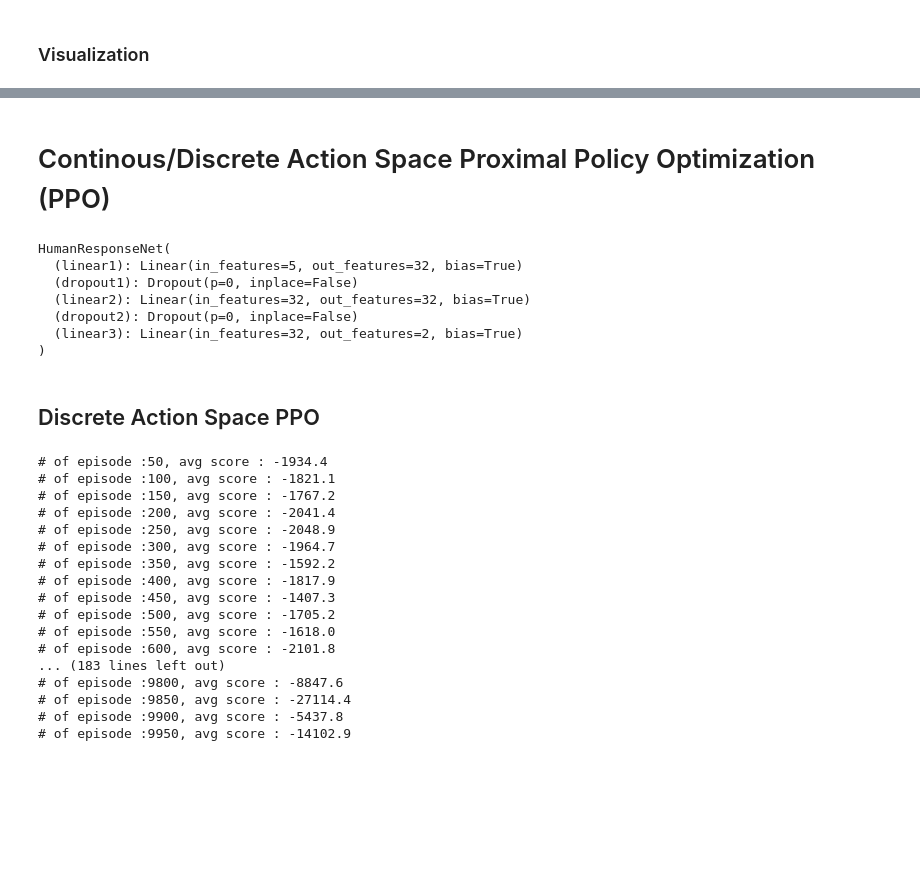
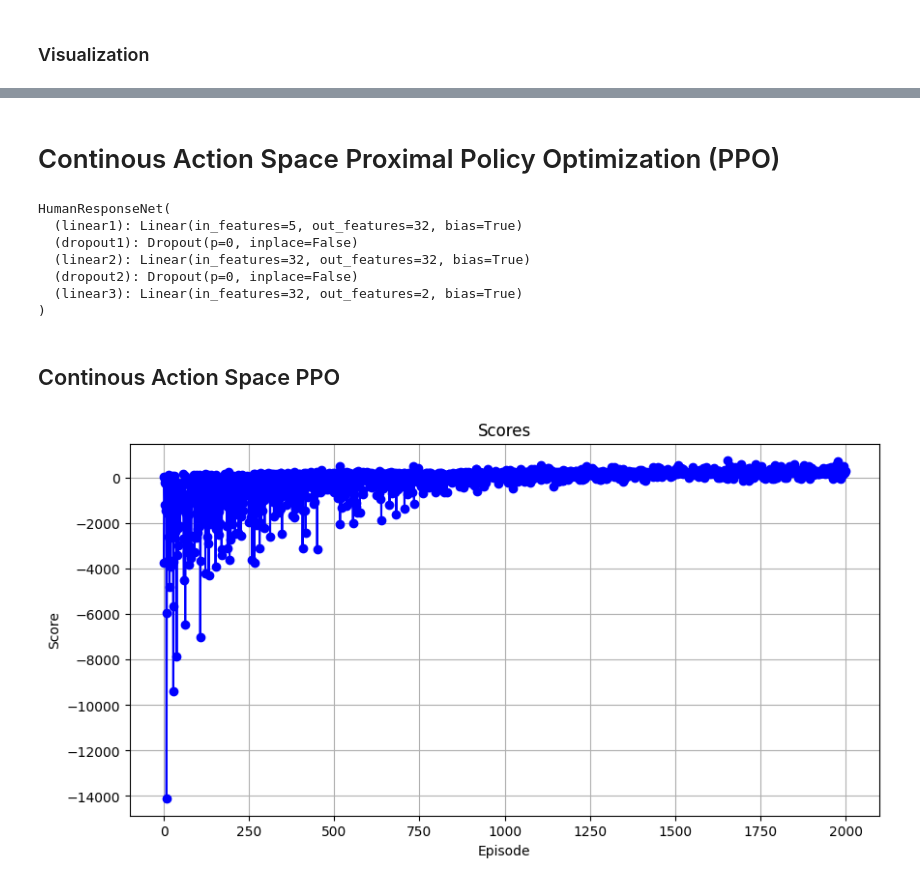
Before and after one commit to gwyong/umich, a Jupyter notebook: DPM/HRC/run.ipynb, the cells around one changed output, grey strips where cells are left out. Saved outputs shown, nothing was run; the diff lists cells and outputs as text; code cells hidden in the pictures; blank space fills up the shorter version.

```diff
--- a/DPM/HRC/run.ipynb
+++ b/DPM/HRC/run.ipynb
@@ -60,5 +78,5 @@ visualize_MAML(net_supervised, seed=3, net_name="Supervised", device=device)
 # %% [markdown]
-# Continous/Discrete Action Space Proximal Policy Optimization (PPO)
+# Continous Action Space Proximal Policy Optimization (PPO)
 # %%
 hr_net = HumanResponseNet(input_size=5, hidden_size=32, output_size=2, dropout_rate=0)
 hr_net.load_state_dict(torch.load("supervised_HumanResponseNet.pth"))
@@ -73,64 +91,65 @@ HumanResponseNet(
   (linear3): Linear(in_features=32, out_features=2, bias=True)
 )
 # %% [markdown]
-## Discrete Action Space PPO
+## Continous Action Space PPO
 # %%
-env = HRCENV(hr_net=hr_net, delta_speed=1.0, productivity_threshold=250.0)
-ppo = PPO(AC_state_dim=5, AC_hidden_dim=128, AC_action_dim=72,
-          learning_rate=1e-6, K_epoch=4, gamma=0.98, lmbda=0.95, eps_clip=0.1, device=device)
+env = HRCENV(hr_net=hr_net, move_distance=305, arm_distance=120, penalty_standard=(271, 0, 0), penalty=200)
+ppo = PPO(state_dim=3, hidden_dim=128, action_dim=5, std=0.1, learning_rate=3e-3,
+          K_epochs=3, gamma=0.98, lmbda=0.95, eps_clip=0.1, device=device,
+          )
 
-num_episodes = 10000
+#TODO: Please check a terminate condition
+terminate_condition = (271,70,0,0)
+terminate_prob = 0.01
+
+num_episodes = 2000
 T_horizon    = 20
 
 score = 0.0
-print_interval = 50
-
+print_interval = 1
 average_scores = []
 for n_epi in range(num_episodes):
     s = env.reset()
     done = False
 
-    overtrained_flag_count = 0
     while not done:
         for t in range(T_horizon):
             s_old = s.clone()
-            prob = ppo.get_pi(s.to(device))
-            m = Categorical(prob)
-            a = m.sample().item() # action index
 
-            s_prime, r, done, _ = env.step(a) # e.g., tensor([66.8000, 84.4796,  1.0000,  1.0000,  1.0000]) tensor(183.6475, device='cuda:0', grad_fn=<AddBackward0>) False
-            ppo.put_data((s_old, a, r/100.0, s_prime, prob[a].item(), done))
+            dist_1, dist_2, action_1, action_2, bin_actions, log_prob_1, log_prob_2, bin_probs = ppo.AC.sample(s.to(device))
+            log_prob = log_prob_1 + log_prob_2 + torch.sum(torch.log(bin_probs))
+
+            move_speed = scale_action(action_1, env.move_speed_boundary[0], env.move_speed_boundary[1])
+            arm_speed  = scale_action(action_2, env.arm_speed_boundary[0], env.arm_speed_boundary[1])
+            action = torch.cat((torch.tensor([move_speed, arm_speed]).to(device), bin_actions)) # action = modified_robot_state
+            s_prime, r, done = env.step(action, terminate_condition=terminate_condition)
+
+            ppo.put_data((s_old.to(device), action, r/100.0, s_prime, log_prob.item(), done))
             s = s_prime
             score += r
+            # print("Move speed: %.2f   Arm speed: %.2f    binary actions %d %d %d    productivity: %.2f   valence: %.1f    arousal: %.1f" %(move_speed.item(), arm_speed.item(), bin_actions[0], bin_actions[1], bin_actions[2], s_prime[0], s_prime[1], s_prime[2]))
 
-            #FIXME: Currently random termination condition.
-            if torch.rand(1).item() < 0.05:
+            if torch.rand(1).item() < terminate_prob or done:
                 done = True
-
-            if done:
                 break
 
         ppo.train_net()
 
+
     if n_epi%print_interval==0 and n_epi!=0:
-        print("# of episode :{}, avg score : {:.1f}".format(n_epi, score/print_interval))
+        # print("# of episode :{}, avg score : {:.1f}".format(n_epi, score/print_interval))
         average_scores.append(score/print_interval)
+
+        clear_output(wait=True)
+        plt.figure(figsize=(10, 5))
+
+        plt.plot(average_scores, marker='o', linestyle='-', color='b')
+        plt.title("Scores")
+        plt.xlabel("Episode")
+        plt.ylabel("Score")
+        plt.grid(True)
+        plt.show()
+
         score = 0.0
 # %% [output]
-# of episode :50, avg score : -1934.4
-# of episode :100, avg score : -1821.1
-# of episode :150, avg score : -1767.2
-# of episode :200, avg score : -2041.4
-# of episode :250, avg score : -2048.9
-# of episode :300, avg score : -1964.7
-# of episode :350, avg score : -1592.2
-# of episode :400, avg score : -1817.9
-# of episode :450, avg score : -1407.3
-# of episode :500, avg score : -1705.2
-# of episode :550, avg score : -1618.0
-# of episode :600, avg score : -2101.8
-... (183 lines left out)
-# of episode :9800, avg score : -8847.6
-# of episode :9850, avg score : -27114.4
-# of episode :9900, avg score : -5437.8
-# of episode :9950, avg score : -14102.9
+[figure, added]
```
Also changed, not shown: parts of 10 cells of this notebook, 3 other files.
